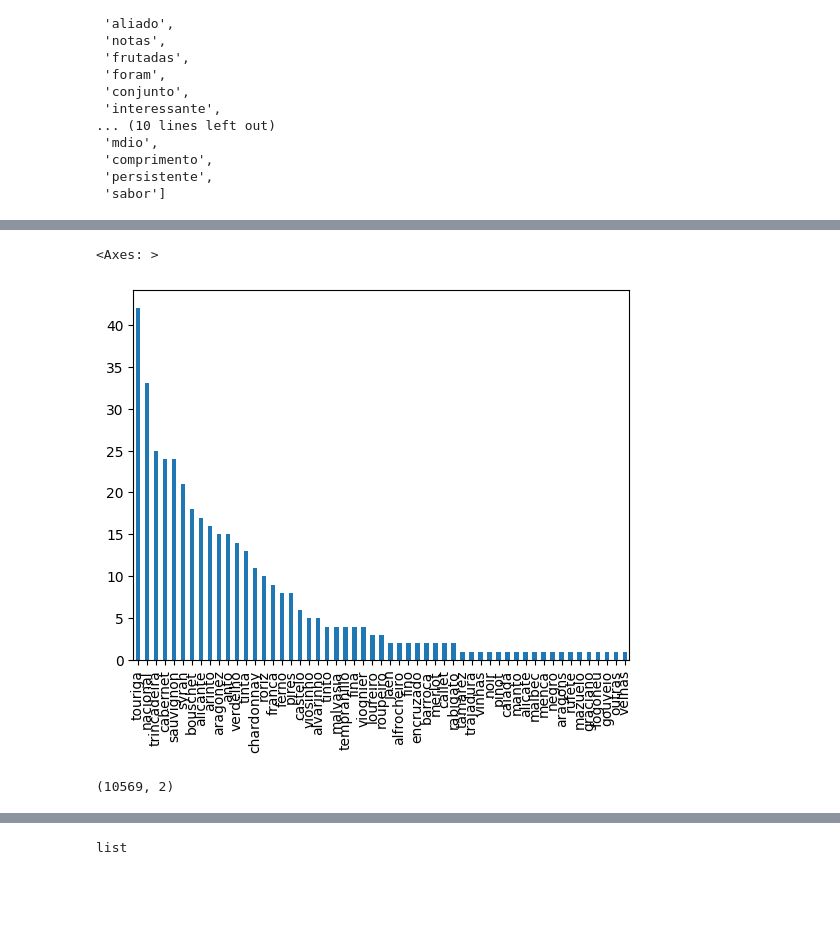
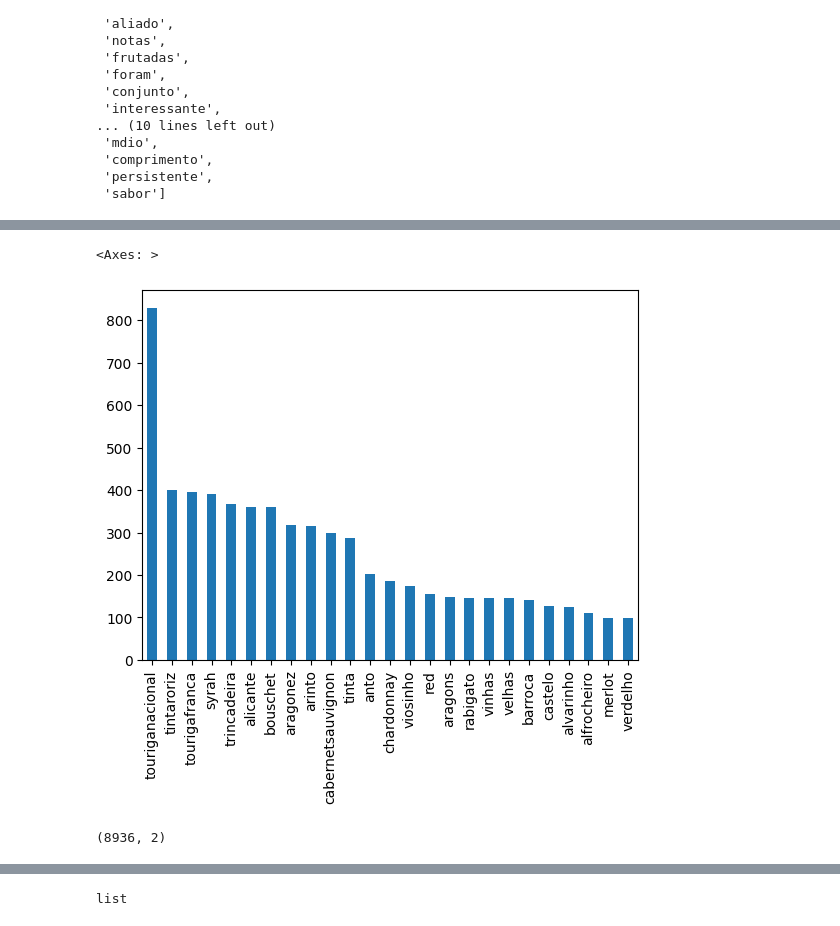
Before and after one commit to kb3k/bert-experiments, a Jupyter notebook: transformer-classification-chatbot/domain_specific_english_and_portuguese_poc.ipynb, the cells around one changed output, grey strips where cells are left out. Cells and saved outputs as stored; diff of their text form; code cells hidden in the pictures; blank space fills up the shorter version.

Commit message:
Adding some data wrangling methods to domain specific classification model

```diff
--- a/transformer-classification-chatbot/domain_specific_english_and_portuguese_poc.ipynb
+++ b/transformer-classification-chatbot/domain_specific_english_and_portuguese_poc.ipynb
@@ -76,0 +111,3 @@ blogOsVinhos.rename(columns={"Name": "name", "Region": "region", "Producer": "br
+# %%
+# fixing conversion issue
+data_df['processed_text'] = data_df.processed_text.apply(lambda xyz: eval(xyz))
@@ -93,7 +152,20 @@ def clean_doc(doc):
     stem, lemma are also options
     returns the list of tokens.
     """
+    doc = doc.lower()
+    doc = doc.replace('cabernet sauvignon', 'cabernet_sauvignon')
+    doc = doc.replace('pinot noir', 'pinot_noir')
+    doc = doc.replace('pinot grigio', 'pinot_grigio')
+    doc = doc.replace('red blend', 'red_blend')
+    doc = doc.replace("touriga nacional", "touriga_nacional")
+    doc = doc.replace("tinta roriz", "tinta_roriz")
+    doc = doc.replace("touriga franca", "touriga_franca")
+    doc = doc.replace("cbernet", "cabernet")
+    doc = doc.replace("cabernet franc", "cabernet_franc")
+
     doc = re.sub(r'[^\x00-\x7F]', '', str(doc)) # removes any remaining non-ascii chars
+
+    # turn 'cabernet sauvignon' into cabernet_sauvignon
 
     tokens = doc.split(" ") # set the tone
 
@@ -131,0 +236,3 @@ blogOsVinhos.head()
+# %%
+blogOsVinhos = blogOsVinhos[blogOsVinhos['Castes'].notna()]
+blogOsVinhos = blogOsVinhos[blogOsVinhos['JudgeNotes'].notna()]
@@ -206,6 +367,6 @@ blogOsVinhos = blogOsVinhos[['variety', 'processed_text']]
 # %%
-#data_df = pd.concat([data_df, blogOsVinhos])
-data_df = blogOsVinhos
+data_df = pd.concat([data_df, blogOsVinhos])
+#data_df = blogOsVinhos
 # %%
 data_df.tail()
 # %% [output]
@@ -218,10 +388,9 @@ data_df.tail()
 # %%
 ## a peak
-data_df['variety'][0:400].value_counts().plot.bar()
-#data_df['variety'].value_counts().plot.bar()
+data_df['variety'].value_counts()[0:25].plot.bar()
 # %% [output]
 <Axes: >
-[figure, old version]
+[figure, new version]
 # %%
 nan_value = float("NaN")
 data_df.replace("", nan_value, inplace=True)
@@ -235,7 +404,7 @@ data_df.drop(columns=['index'], inplace=True)
 # %%
 data_df.shape
 # %% [output]
-(10569, 2)
+(8936, 2)
 # %%
 documents = data_df.processed_text.to_list()
 string_labels = data_df.variety.to_list()
```
Also changed, not shown: parts of 34 cells of this notebook.
